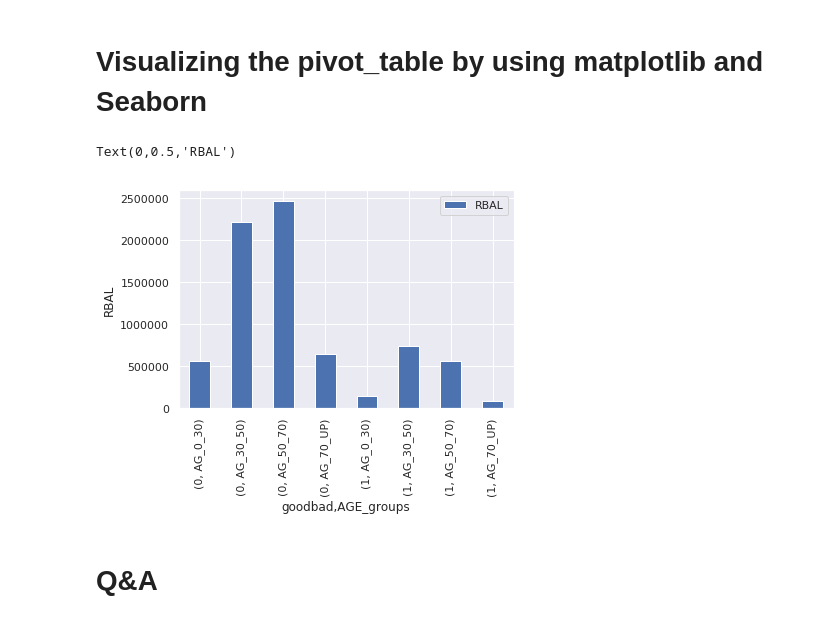
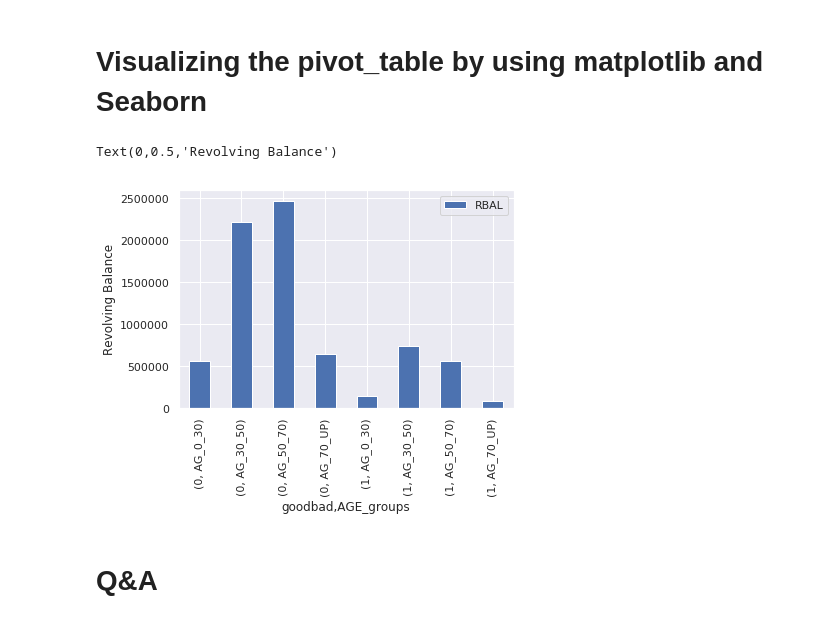
Before and after one commit to n1tk/bootcamp_KSU, a Jupyter notebook: notebooks/4.completed_Pandas_pivot_tables.ipynb, the cells around one changed output. Saved outputs shown, nothing was run; the diff lists cells and outputs as text; code cells hidden in the pictures.

Commit message:
Pivot table zisualisation completed

```diff
--- a/notebooks/4.completed_Pandas_pivot_tables.ipynb
+++ b/notebooks/4.completed_Pandas_pivot_tables.ipynb
@@ -256,16 +256,16 @@ rbal_crelim_tabled.query('goodbad == ["0"]')
 # %%
 %matplotlib inline
 import matplotlib.pyplot as plt
 import seaborn as sns
 # use Seaborn styles
 sns.set()
 
-pd.pivot_table(data,index=['goodbad','AGE_groups'],values=["RBAL"], aggfunc=np.sum).plot(kind= 'bar')
-plt.ylabel("RBAL")
+pd.pivot_table(data, index=['goodbad','AGE_groups'],values=["RBAL"], aggfunc=np.sum).plot(kind= 'bar')
+plt.ylabel("Revolving Balance")
 
-# here we can see what age group does have the most RBAL and
+# here we can see what age group does have the most RBAL and by visualizing we can get a feel of the groups containing the most Balance
 # %% [output]
-Text(0,0.5,'RBAL')
+Text(0,0.5,'Revolving Balance')
-[figure, old version]
+[figure, new version]
 # %% [markdown]
 # Q&A
```
Also changed, not shown: parts of 3 cells of this notebook.
